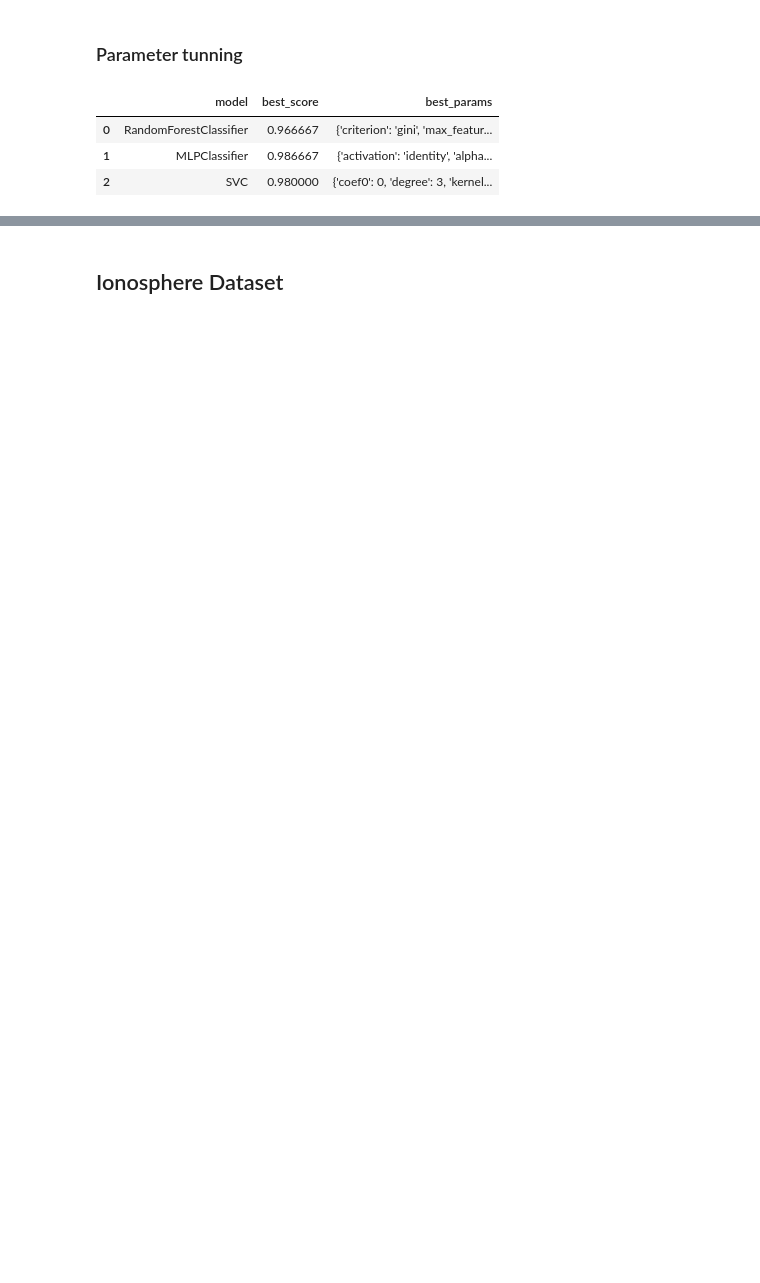
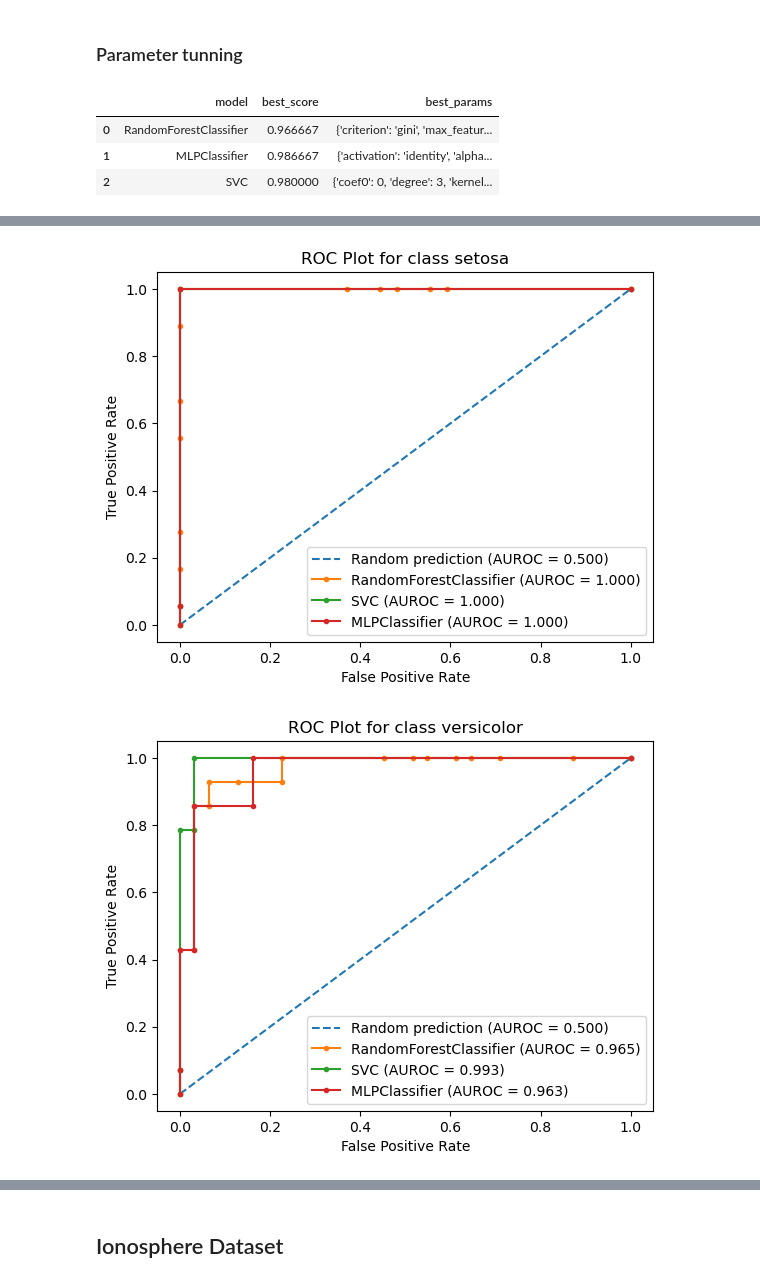
Before and after one commit to Koushik0001/ML_Lab, a Jupyter notebook: assignment_2.ipynb, the cells around one changed output, grey strips where cells are left out. Saved outputs shown, nothing was run; the diff lists cells and outputs as text; code cells hidden in the pictures; blank space fills up the shorter version.

```diff
--- a/assignment_2.ipynb
+++ b/assignment_2.ipynb
@@ -366,0 +473,19 @@ weighted avg       0.96      0.96      0.96        90
+# %%
+displayROCPlot(iris_pca_dataset,
+               [RandomForestClassifier, SVC, MLPClassifier],
+               0.7,
+               60,
+               True,
+               RandomForestClassifier={'criterion': 'gini',
+                                       'max_features': 'sqrt',
+                                       'n_estimators': 400},
+
+               MLPClassifier={'max_iter':10000,
+                              'alpha': 0.001,
+                              'solver': 'sgd'},
+               SVC={'probability':True,
+                    'coef0': 0,
+                    'degree': 3})
+# %% [output]
+[figure, added]
+[figure, added]
```
Also changed, not shown: parts of 56 cells of this notebook.
